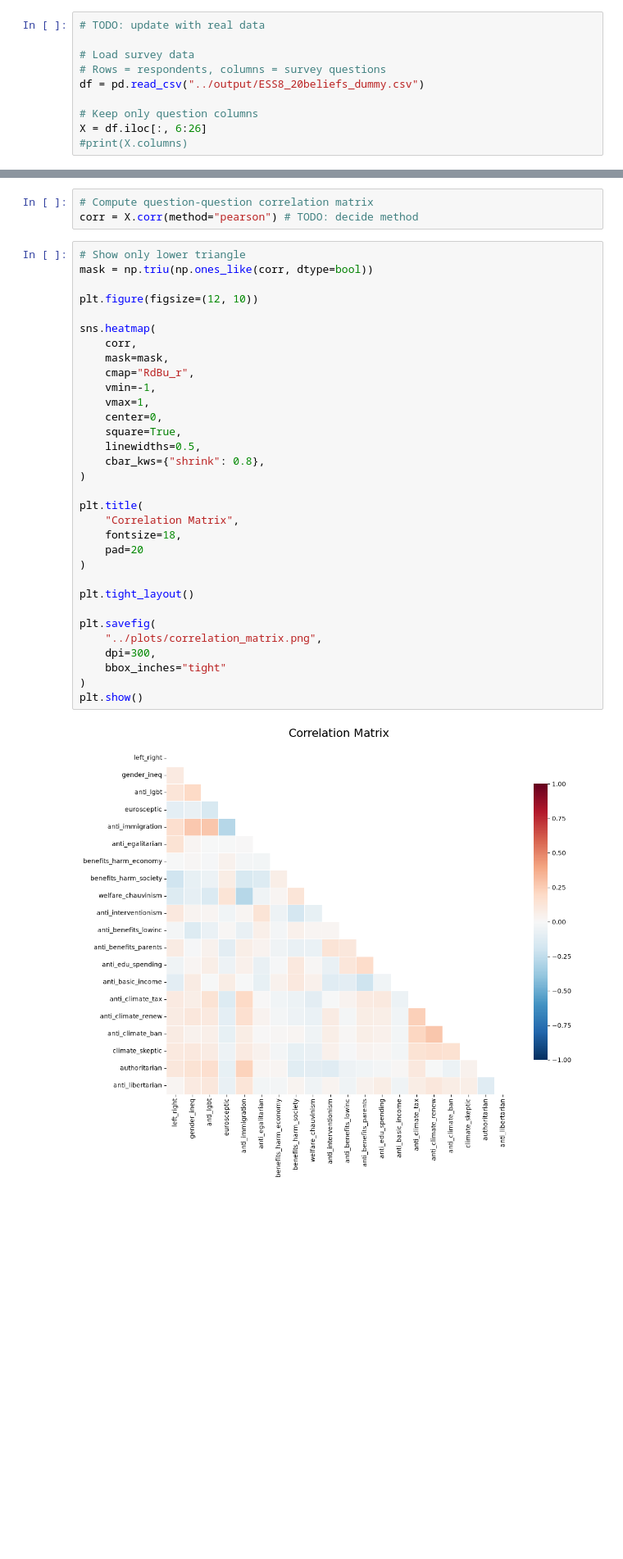
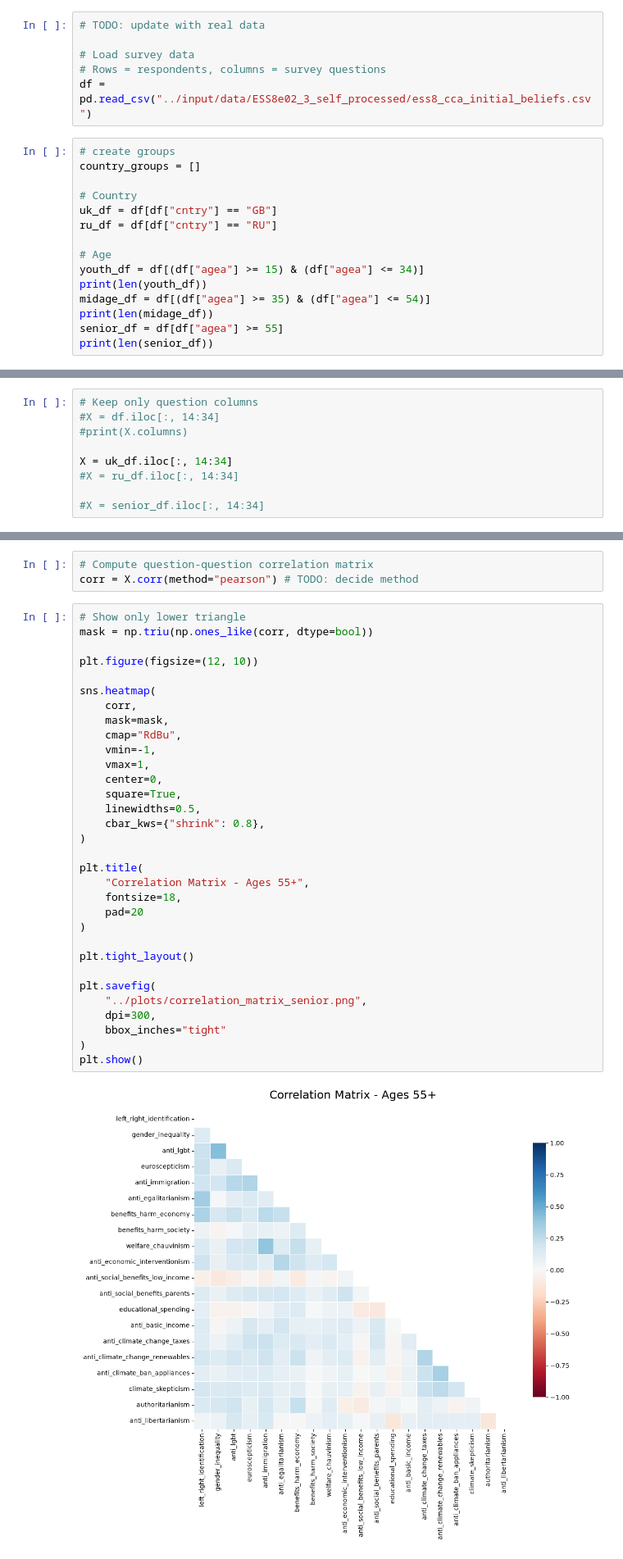
Before and after one commit to IrinaMonaEpure/C72H-SimPol, a Jupyter notebook: inference/notebooks/correlation.ipynb, the cells around one changed output, grey strips where cells are left out. Shown at 82% size. Saved outputs shown, nothing was run; the diff lists cells and outputs as text; blank space fills up the shorter version.

Commit message:
Organized correlation

```diff
--- a/inference/notebooks/correlation.ipynb
+++ b/inference/notebooks/correlation.ipynb
@@ -11,8 +11,19 @@ import seaborn as sns
 
 # Load survey data
 # Rows = respondents, columns = survey questions
-df = pd.read_csv("../output/ESS8_20beliefs_dummy.csv")
-
-# Keep only question columns
-X = df.iloc[:, 6:26]
-#print(X.columns)
+df = pd.read_csv("../input/data/ESS8e02_3_self_processed/ess8_cca_initial_beliefs.csv")
+# %%
+# create groups
+country_groups = []
+
+# Country
+uk_df = df[df["cntry"] == "GB"]
+ru_df = df[df["cntry"] == "RU"]
+
+# Age
+youth_df = df[(df["agea"] >= 15) & (df["agea"] <= 34)]
+print(len(youth_df))
+midage_df = df[(df["agea"] >= 35) & (df["agea"] <= 54)]
+print(len(midage_df))
+senior_df = df[df["agea"] >= 55]
+print(len(senior_df))
@@ -19,3 +34,12 @@ X = df.iloc[:, 6:26]
+# %%
+# Keep only question columns
+#X = df.iloc[:, 14:34]
+#print(X.columns)
+
+X = uk_df.iloc[:, 14:34]
+#X = ru_df.iloc[:, 14:34]
+
+#X = senior_df.iloc[:, 14:34]
 # %%
 # Postprocessing hopefully not necessary (?)
 
@@ -30,34 +54,34 @@ corr = X.corr(method="pearson") # TODO: decide method
 # %%
 # Show only lower triangle
 mask = np.triu(np.ones_like(corr, dtype=bool))
 
 plt.figure(figsize=(12, 10))
 
 sns.heatmap(
     corr,
     mask=mask,
-    cmap="RdBu_r",
+    cmap="RdBu",
     vmin=-1,
     vmax=1,
     center=0,
     square=True,
     linewidths=0.5,
     cbar_kws={"shrink": 0.8},
 )
 
 plt.title(
-    "Correlation Matrix",
+    "Correlation Matrix - Ages 55+",
     fontsize=18,
     pad=20
 )
 
 plt.tight_layout()
 
 plt.savefig(
-    "../plots/correlation_matrix.png",
+    "../plots/correlation_matrix_senior.png",
     dpi=300,
     bbox_inches="tight"
 )
 plt.show()
 # %% [output]
-[figure, old version]
+[figure, new version]
```
Also changed, not shown: parts of 7 cells of this notebook, 7 other files.
